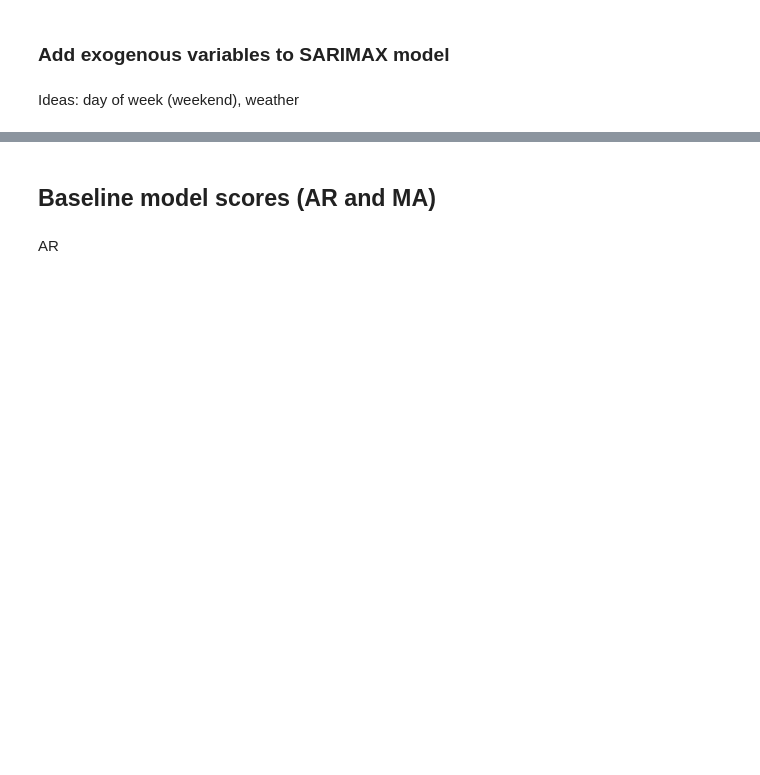
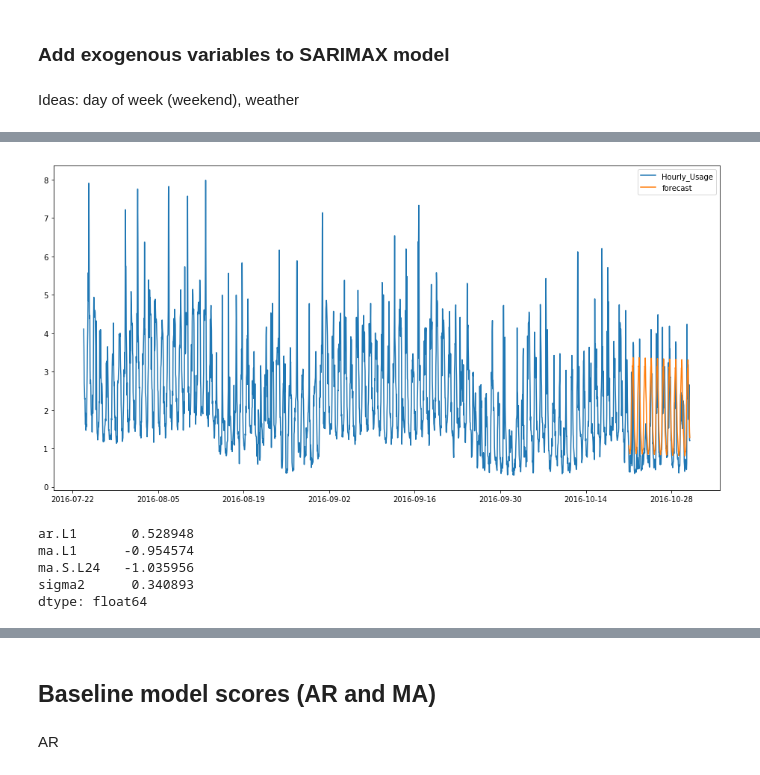
Before and after one commit to kzhao682/Smart_Energy_Consumption, a Jupyter notebook: 03_ARIMA_models.ipynb, the cells around one changed output, grey strips where cells are left out. Cells and saved outputs as stored; diff of their text form; code cells hidden in the pictures; blank space fills up the shorter version.

```diff
--- a/03_ARIMA_models.ipynb
+++ b/03_ARIMA_models.ipynb
@@ -133,13 +258,0 @@ def gridsearch_arima(y, exog=None):
-# %%
-#function to create training and testing set
-def create_train_test(data, start_train, end_train, start_test, end_test, test_hours=24):
-
-    df_train = data.loc[start_train:end_train, :]
-    df_test = data.loc[start_test:end_test, :]
-
-    start = datetime.strptime(start_test, '%Y-%m-%d %H:%M:%S')
-    date_list = [start + relativedelta(hours=x) for x in range(0,test_hours)] #test set will always have 24 hours
-    future = pd.DataFrame(index=date_list, columns= df_train.columns)
-    df_train = pd.concat([df_train, future])
-
-    return df_train, df_test
@@ -224,3 +273,7 @@ acf_pacf_plots(arima_results.resid.dropna(), lags=100)
+# %%
+start_train, end_train, start_test, end_test = find_dates(545, 10, 120)
+# %%
+df_train, df_test = create_train_test(df, start_train, end_train, start_test, end_test, 240)
 # %%
 print(add_forecast(arima_results, df_test, df_train, start_test,end_test))
 plot_forecast(df_train, 500)
@@ -300,0 +345,12 @@ mse, rmse, df_exog_train = plot_exog_arima(df, df_exog, arima_exog_results, 545)
+# %%
+plot_forecast(df_train, 500)
+# %% [output]
+[figure, added]
+# %%
+arima_results.params
+# %% [output]
+ar.L1       0.528948
+ma.L1      -0.954574
+ma.S.L24   -1.035956
+sigma2      0.340893
+dtype: float64
```
Also changed, not shown: parts of 39 cells of this notebook, 10 other files.
